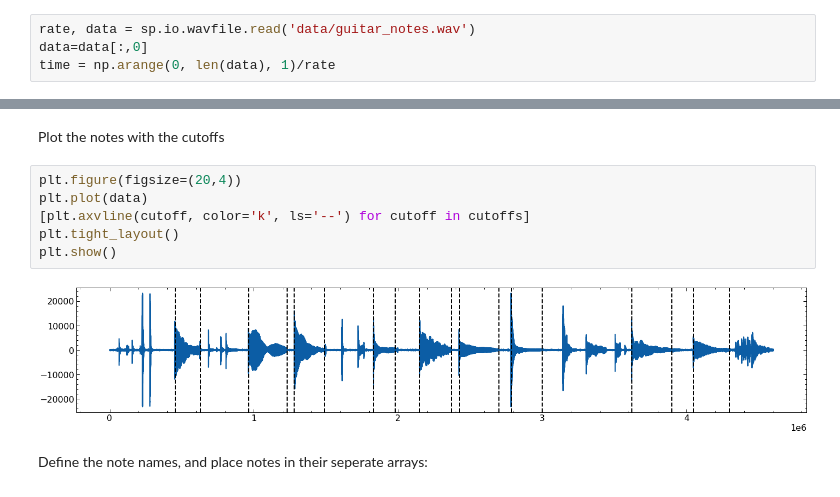
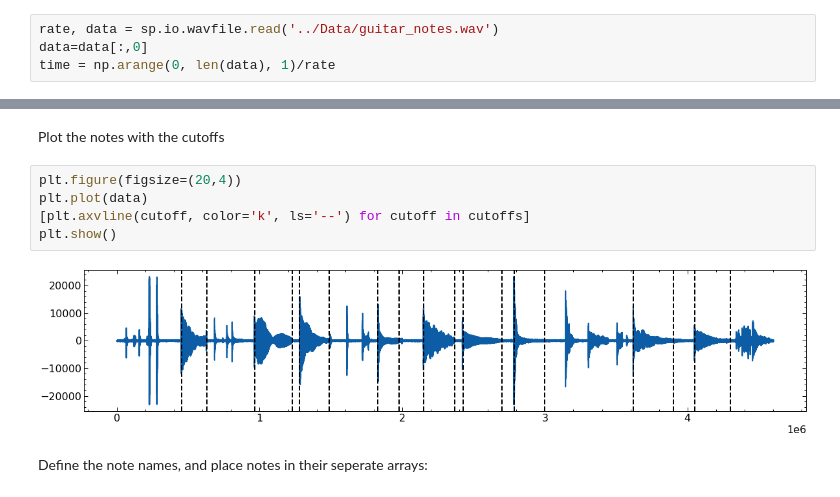
Before and after one commit to amirhdre/DSP-udemy, a Jupyter notebook: spectral.ipynb, the cells around one changed output, grey strips where cells are left out. Cells and saved outputs as stored; diff of their text form.

```diff
--- a/spectral.ipynb
+++ b/spectral.ipynb
@@ -118,7 +106,7 @@ However, at certain frequencies known as the fourier frequencies $f_n = n/(N \De
 # %% [markdown]
 Read in the recorded note and get an array of times
 # %%
-rate, data = sp.io.wavfile.read('data/guitar_notes.wav')
+rate, data = sp.io.wavfile.read('../Data/guitar_notes.wav')
 data=data[:,0]
 time = np.arange(0, len(data), 1)/rate
 # %% [markdown]
@@ -133,11 +121,10 @@ Plot the notes with the cutoffs
 # %%
 plt.figure(figsize=(20,4))
 plt.plot(data)
 [plt.axvline(cutoff, color='k', ls='--') for cutoff in cutoffs]
-plt.tight_layout()
 plt.show()
 # %% [output]
-[figure, old version]
+[figure, new version]
 # %% [markdown]
 Define the note names, and place notes in their seperate arrays:
 # %%
```
Also changed, not shown: parts of 10 cells of this notebook, 1 other file.
